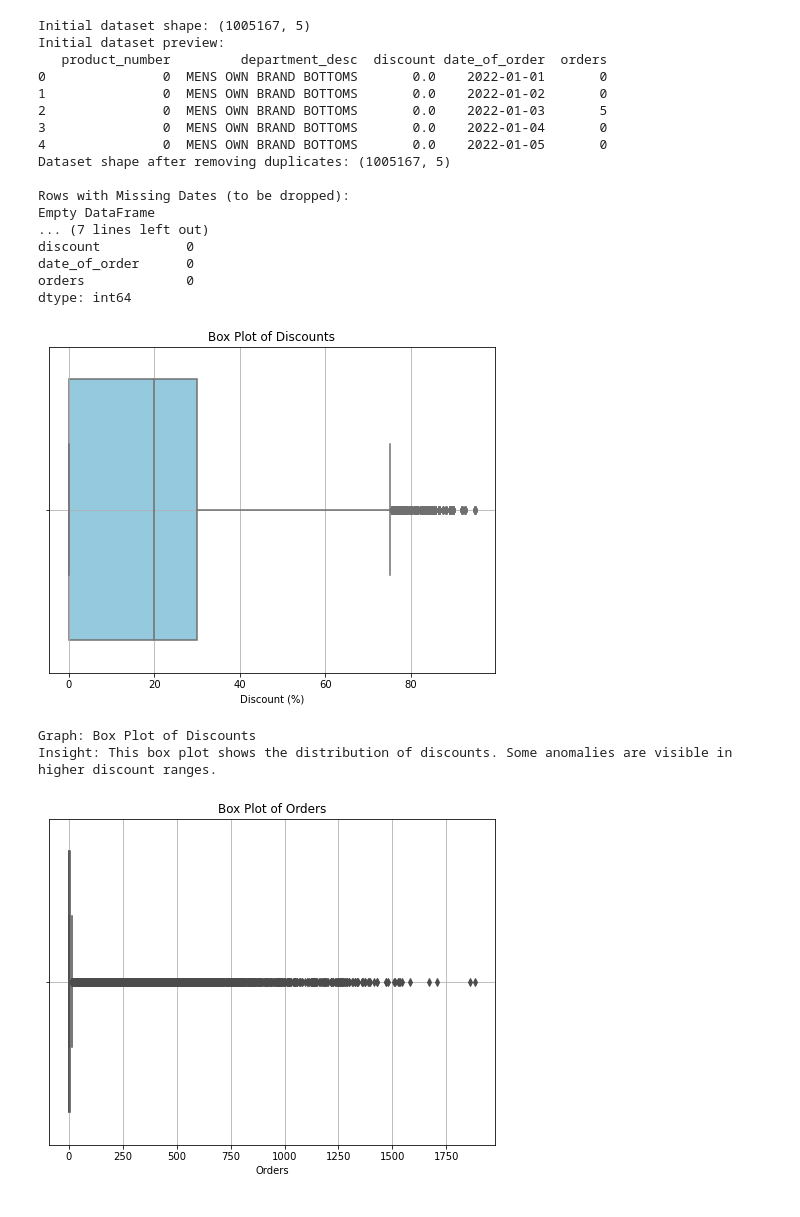
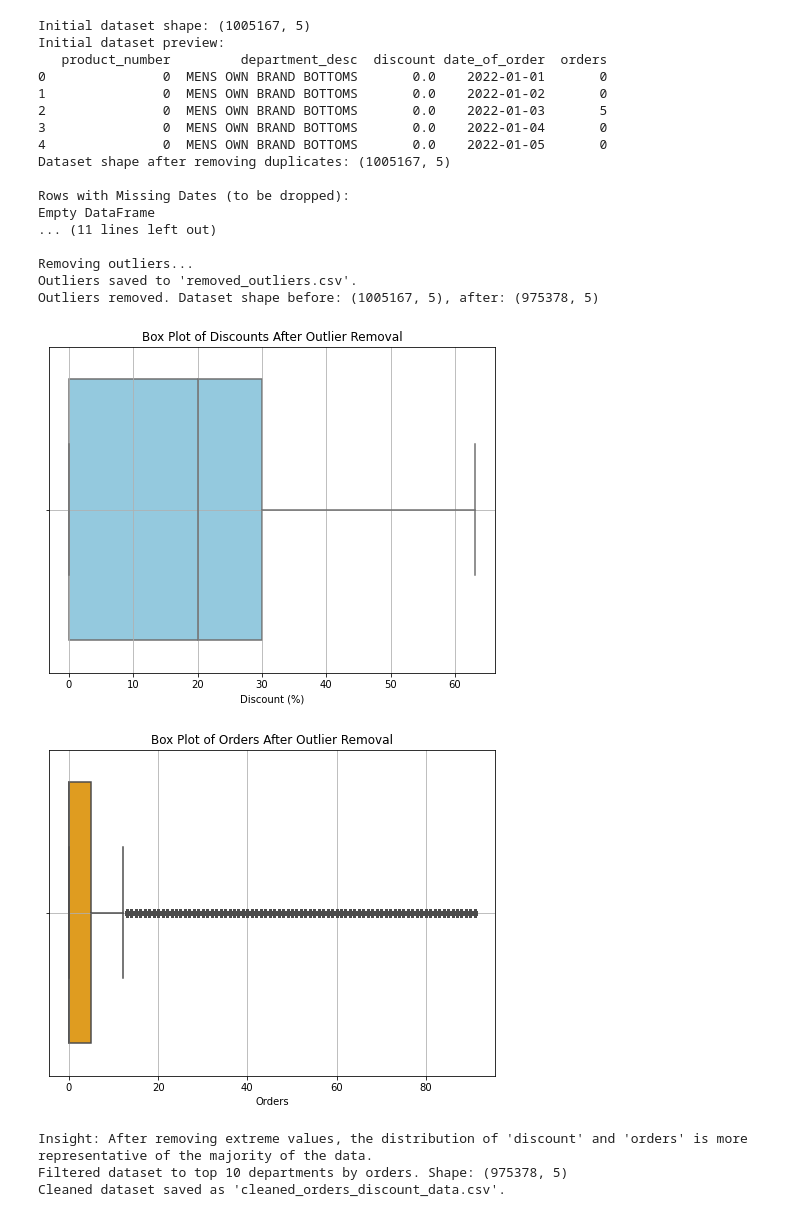
Before and after one commit to atiya16384/Monumentum_Makers, a Jupyter notebook: test.ipynb, the cells around one changed output. Cells and saved outputs as stored; diff of their text form; code cells hidden in the pictures.

Commit message:
feat: added outlier removal

```diff
--- a/test.ipynb
+++ b/test.ipynb
@@ -1,8 +1,6 @@
 # %%
 import pandas as pd
 import numpy as np
-from pandas.tseries.holiday import USFederalHolidayCalendar as calendar
-from sklearn.preprocessing import MinMaxScaler
 import matplotlib.pyplot as plt
 import seaborn as sns
 
@@ -35,75 +33,73 @@ data_cleaned['discount'].fillna(data_cleaned['discount'].median(), inplace=True)
 data_cleaned['orders'].fillna(data_cleaned['orders'].median(), inplace=True)  # Fill missing `orders` with median
 print(f"Remaining missing values:\n{data_cleaned.isnull().sum()}")
 
-# 4. Box Plots for Outlier Inspection
-# Box plot for discounts
+# 4. Custom Outlier Removal using Percentiles
+def remove_outliers_custom(df, column, lower_percentile, upper_percentile):
+
+    lower_bound = np.percentile(df[column], lower_percentile)
+    upper_bound = np.percentile(df[column], upper_percentile)
+    filtered_df = df[(df[column] >= lower_bound) & (df[column] <= upper_bound)]
+    outliers_df = df[(df[column] < lower_bound) | (df[column] > upper_bound)]
+    return filtered_df, outliers_df
+
+print("\nRemoving outliers...")
+original_shape = data_cleaned.shape
+data_cleaned, discount_outliers = remove_outliers_custom(data_cleaned, 'discount', lower_percentile=1, upper_percentile=99)
+data_cleaned, order_outliers = remove_outliers_custom(data_cleaned, 'orders', lower_percentile=1, upper_percentile=99)
+
+# Combine all outliers
+all_outliers = pd.concat([discount_outliers, order_outliers]).drop_duplicates()
+all_outliers.to_csv('removed_outliers.csv', index=False)
+print(f"Outliers saved to 'removed_outliers.csv'.")
+print(f"Outliers removed. Dataset shape before: {original_shape}, after: {data_cleaned.shape}")
+
+# Box Plots after Outlier Removal
+# Box plot for discounts after outlier removal
 plt.figure(figsize=(8, 6))
 sns.boxplot(x=data_cleaned['discount'], color='skyblue')
-plt.title('Box Plot of Discounts')
+plt.title('Box Plot of Discounts After Outlier Removal')
 plt.xlabel('Discount (%)')
 plt.grid(True)
 plt.show()
 
-print("Graph: Box Plot of Discounts")
-print("Insight: This box plot shows the distribution of discounts. Some anomalies are visible in higher discount ranges.")
-
-# Box plot for orders
+# Box plot for orders after outlier removal
 plt.figure(figsize=(8, 6))
 sns.boxplot(x=data_cleaned['orders'], color='orange')
-plt.title('Box Plot of Orders')
+plt.title('Box Plot of Orders After Outlier Removal')
 plt.xlabel('Orders')
 plt.grid(True)
 plt.show()
 
-print("Graph: Box Plot of Orders")
-print("Insight: This box plot highlights anomalies in the upper range of orders.")
-
-# Reasoning for not removing outliers
-print("\nReasoning: Outliers were retained to preserve potential key insights, as their removal could exclude significant data points.")
-
-# 5. Feature Engineering
-data_cleaned['day_of_week'] = data_cleaned['date_of_order'].dt.dayofweek  # Add day-of-week column
-data_cleaned['month'] = data_cleaned['date_of_order'].dt.month  # Add month column
-data_cleaned['is_weekend'] = data_cleaned['day_of_week'].isin([5, 6]).astype(int)  # Flag for weekends
-data_cleaned['is_holiday'] = data_cleaned['date_of_order'].isin(
-    calendar().holidays(start=data_cleaned['date_of_order'].min(), end=data_cleaned['date_of_order'].max())
-).astype(int)  # Flag for holidays
-data_cleaned['is_summer'] = data_cleaned['month'].isin([6, 7, 8]).astype(int)  # Flag for summer
-data_cleaned['is_winter'] = data_cleaned['month'].isin([12, 1, 2]).astype(int)  # Flag for winter
-data_cleaned['quarter'] = data_cleaned['date_of_order'].dt.quarter  # Add quarter column
+print("Insight: After removing extreme values, the distribution of 'discount' and 'orders' is more representative of the majority of the data.")
 
 # 6. Filter relevant departments
 top_departments = data_cleaned.groupby('department_desc')['orders'].sum().nlargest(10).index
 data_cleaned = data_cleaned[data_cleaned['department_desc'].isin(top_departments)]
 print(f"Filtered dataset to top 10 departments by orders. Shape: {data_cleaned.shape}")
 
-# # 7. Normalize `discount` and `orders`
-# scaler = MinMaxScaler()
-# data_cleaned[['discount', 'orders']] = scaler.fit_transform(data_cleaned[['discount', 'orders']])
-# print("Normalized 'discount' and 'orders' columns.")
-
-# # 8. Save the cleaned and preprocessed data
+# 7. Save the cleaned and preprocessed data
 data_cleaned.to_csv('cleaned_orders_discount_data.csv', index=False)
 print("Cleaned dataset saved as 'cleaned_orders_discount_data.csv'.")
 # %% [output]
 Initial dataset shape: (1005167, 5)
 Initial dataset preview:
    product_number         department_desc  discount date_of_order  orders
 0               0  MENS OWN BRAND BOTTOMS       0.0    2022-01-01       0
 1               0  MENS OWN BRAND BOTTOMS       0.0    2022-01-02       0
 2               0  MENS OWN BRAND BOTTOMS       0.0    2022-01-03       5
 3               0  MENS OWN BRAND BOTTOMS       0.0    2022-01-04       0
 4               0  MENS OWN BRAND BOTTOMS       0.0    2022-01-05       0
 Dataset shape after removing duplicates: (1005167, 5)
 
 Rows with Missing Dates (to be dropped):
 Empty DataFrame
-... (7 lines left out)
-discount           0
-date_of_order      0
-orders             0
-dtype: int64
+... (11 lines left out)
+
+Removing outliers...
+Outliers saved to 'removed_outliers.csv'.
+Outliers removed. Dataset shape before: (1005167, 5), after: (975378, 5)
-[figure, old version]
+[figure, new version]
+[figure, new version]
-Graph: Box Plot of Discounts
-Insight: This box plot shows the distribution of discounts. Some anomalies are visible in higher discount ranges.
+Insight: After removing extreme values, the distribution of 'discount' and 'orders' is more representative of the majority of the data.
+Filtered dataset to top 10 departments by orders. Shape: (975378, 5)
+Cleaned dataset saved as 'cleaned_orders_discount_data.csv'.
-[figure, old version]
```
Also changed, not shown: parts of 6 cells of this notebook, 10 other files.
